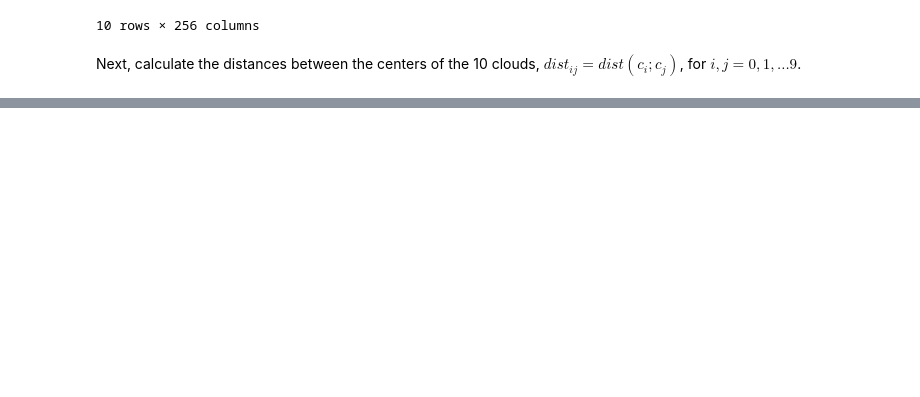
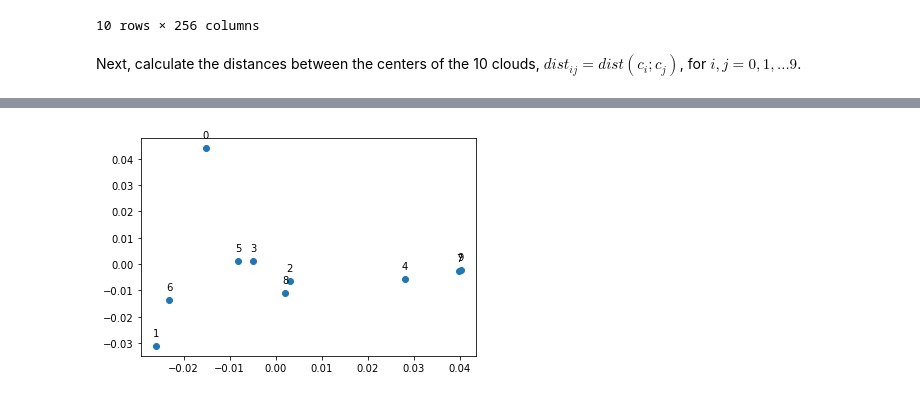
Before and after one commit to LaurensSchinkelshoek/IDL, a Jupyter notebook: assignment1/A1_JG_and_LJS.ipynb, the cells around one changed output, grey strips where cells are left out. Cells and saved outputs as stored; diff of their text form; code cells hidden in the pictures; blank space fills up the shorter version.

```diff
--- a/assignment1/A1_JG_and_LJS.ipynb
+++ b/assignment1/A1_JG_and_LJS.ipynb
@@ -95,0 +119,13 @@ classifier. What pairs of digits seem to be most difficult to separate?
+# %%
+pca = PCA(n_components=2)
+pca.fit(X_train)
+
+X=pca.transform(X_train)
+# %%
+lle = LocallyLinearEmbedding(n_components=2)
+lle.fit(X_train)
+
+X=lle.transform(X_train)
+df=pd.DataFrame(X)
+df['label']=Y_train
+c_ds_LLE=df.groupby('label').mean()
@@ -95,0 +146,14 @@ classifier. What pairs of digits seem to be most difficult to separate?
+# %%
+plt.scatter(c_ds_LLE.values[:,0],c_ds_LLE.values[:,1])
+
+for i in range(10):
+
+    label = i#f"{c_ds_LLE.index[i]}"
+
+    plt.annotate(label, # this is the text
+                 (c_ds_LLE.values[i,0],c_ds_LLE.values[i,1]), # this is the point to label
+                 textcoords="offset points", # how to position the text
+                 xytext=(0,10), # distance from text to points (x,y)
+                 ha='center') # horizontal alignment can be left, right or
+# %% [output]
+[figure, added]
```
Also changed, not shown: parts of 14 cells of this notebook.
